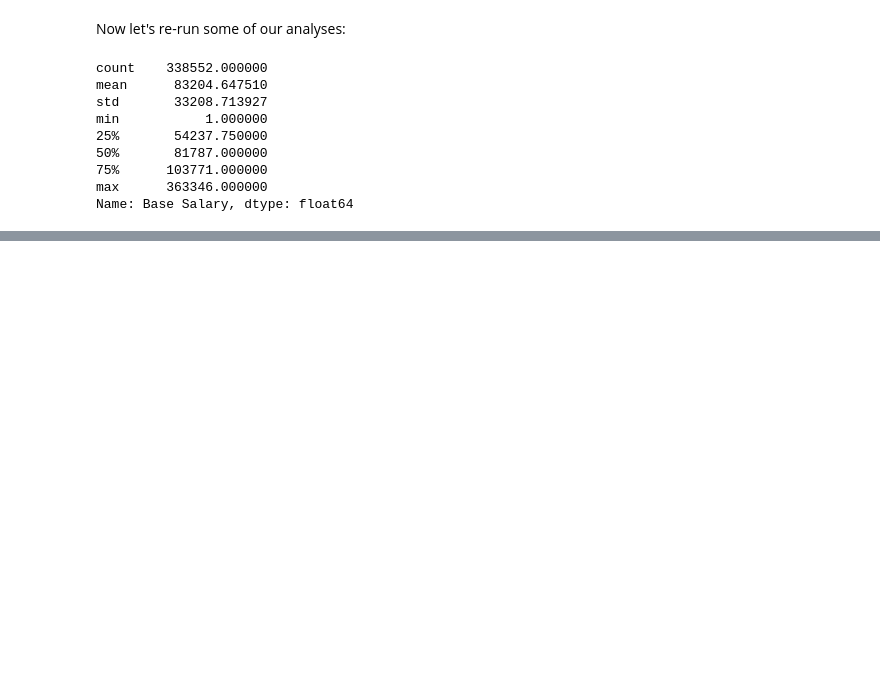
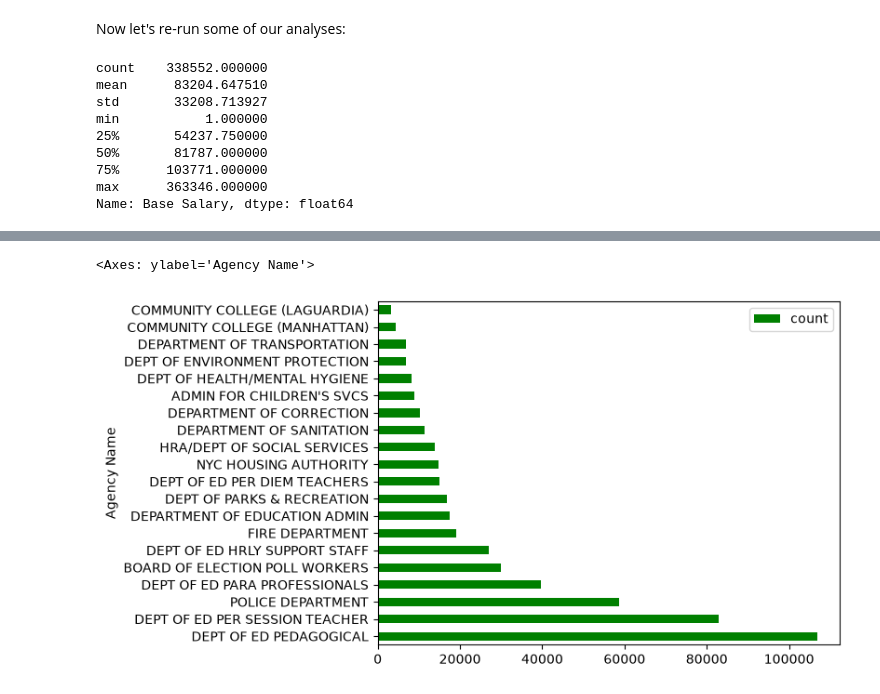
Before and after one commit to laylayounes/cuny-advanced-data-journalism-fall-2026, a Jupyter notebook: exercise-files/pandas/review_pandas_analyses/notebooks/review01-basic-exploration-and-analysis-solution.ipynb, the cells around one changed output, grey strips where cells are left out. Saved outputs shown, nothing was run; the diff lists cells and outputs as text; code cells hidden in the pictures; blank space fills up the shorter version.

```diff
--- a/exercise-files/pandas/review_pandas_analyses/notebooks/review01-basic-exploration-and-analysis-solution.ipynb
+++ b/exercise-files/pandas/review_pandas_analyses/notebooks/review01-basic-exploration-and-analysis-solution.ipynb
@@ -253,0 +281,12 @@ Name: Base Salary, dtype: float64
+# %%
+data['Fiscal Year'] = pd.to_datetime(
+    data['Fiscal Year'].astype(str),
+    format='%Y'
+)
+
+data.head()
+
+# salaries_over_time = data.set_index('Fiscal Year')
+# fiscal_year_tally = salaries_over_time.resample("YE")['Payroll Number'].count()
+
+# fiscal_year_tally.head()
@@ -253,0 +322,5 @@ Name: Base Salary, dtype: float64
+# %%
+data_by_agency = data["Agency Name"].value_counts().reset_index()
+data_by_agency.head()
+
+# len(data)
@@ -253,0 +334,3 @@ Name: Base Salary, dtype: float64
+# %%
+top_20 = data_by_agency.sort_values(by="count", ascending=False).head(20)
+print(top_20)
@@ -253,0 +355,5 @@ Name: Base Salary, dtype: float64
+# %%
+top_20.plot(x="Agency Name", y="count", kind="barh", color="green")
+# %% [output]
+<Axes: ylabel='Agency Name'>
+[figure, added]
```
Also changed, not shown: parts of 14 cells of this notebook, 7 other files.
